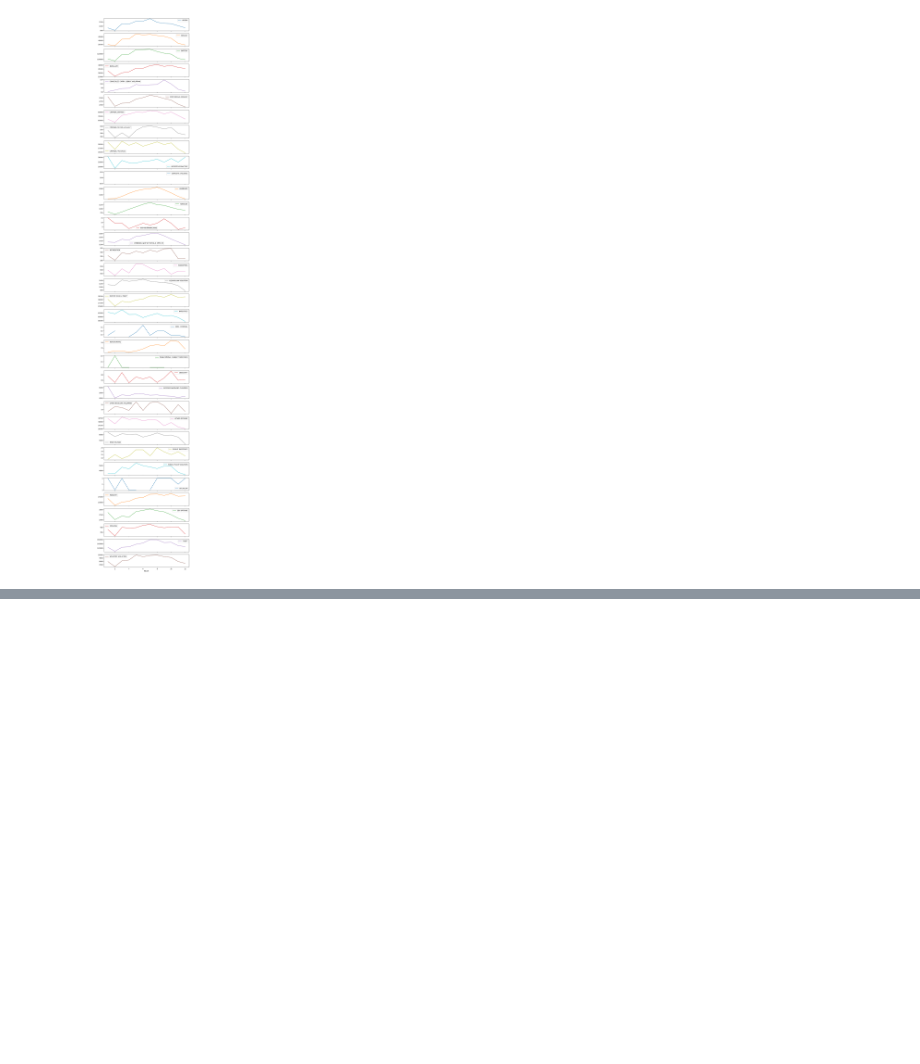
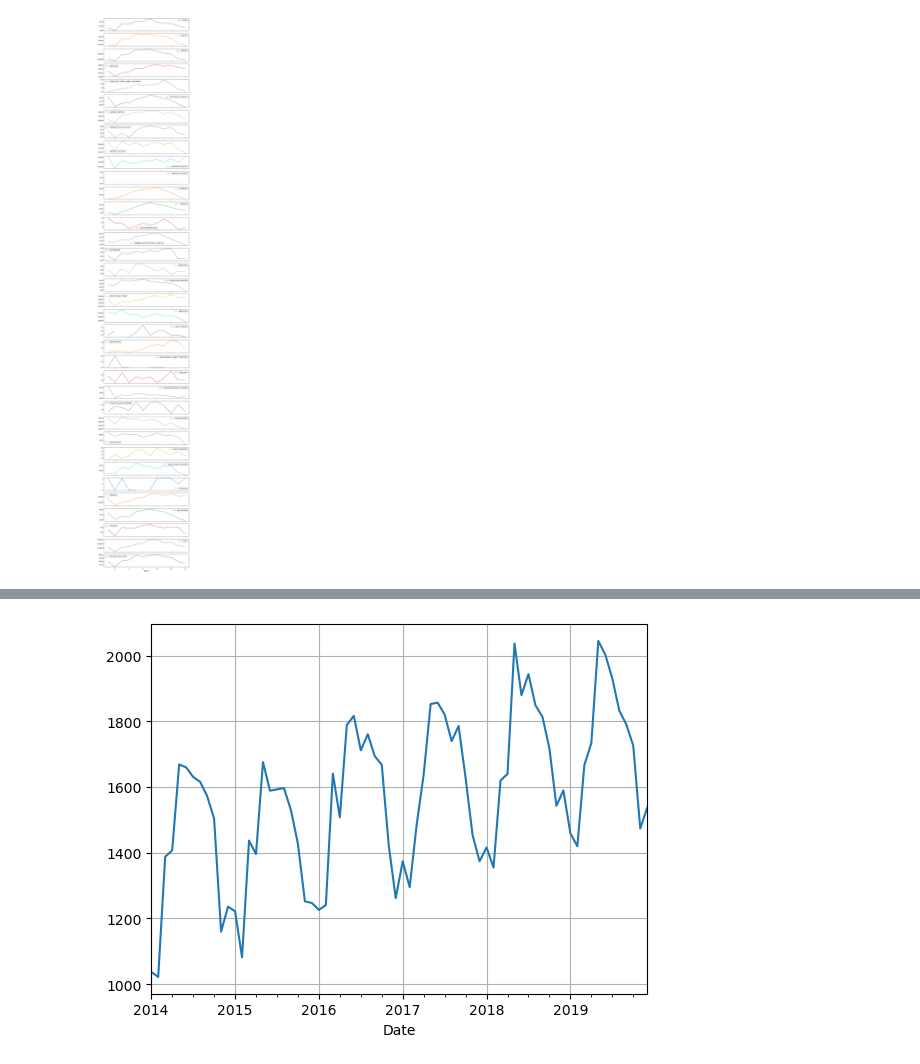
Before and after one commit to lrnrdr/Project-3-Part-1-Core, a Jupyter notebook: Project 3.ipynb, the cells around one changed output, grey strips where cells are left out. Saved outputs shown, nothing was run; the diff lists cells and outputs as text; code cells hidden in the pictures; blank space fills up the shorter version.

```diff
--- a/Project 3 Part 1.ipynb
+++ b/Project 3.ipynb
@@ -270,0 +287,6 @@ Q3b.unstack().T.plot(subplots = True, figsize = (10,65));
+# %%
+# zoomed in to 5 years to see seasonality better
+Assault_df5 = Assault_df.loc['2014':'2019']
+Assault_df5.plot(grid=True);
+# %% [output]
+[figure, added]
```
Also changed, not shown: parts of 14 cells of this notebook.
